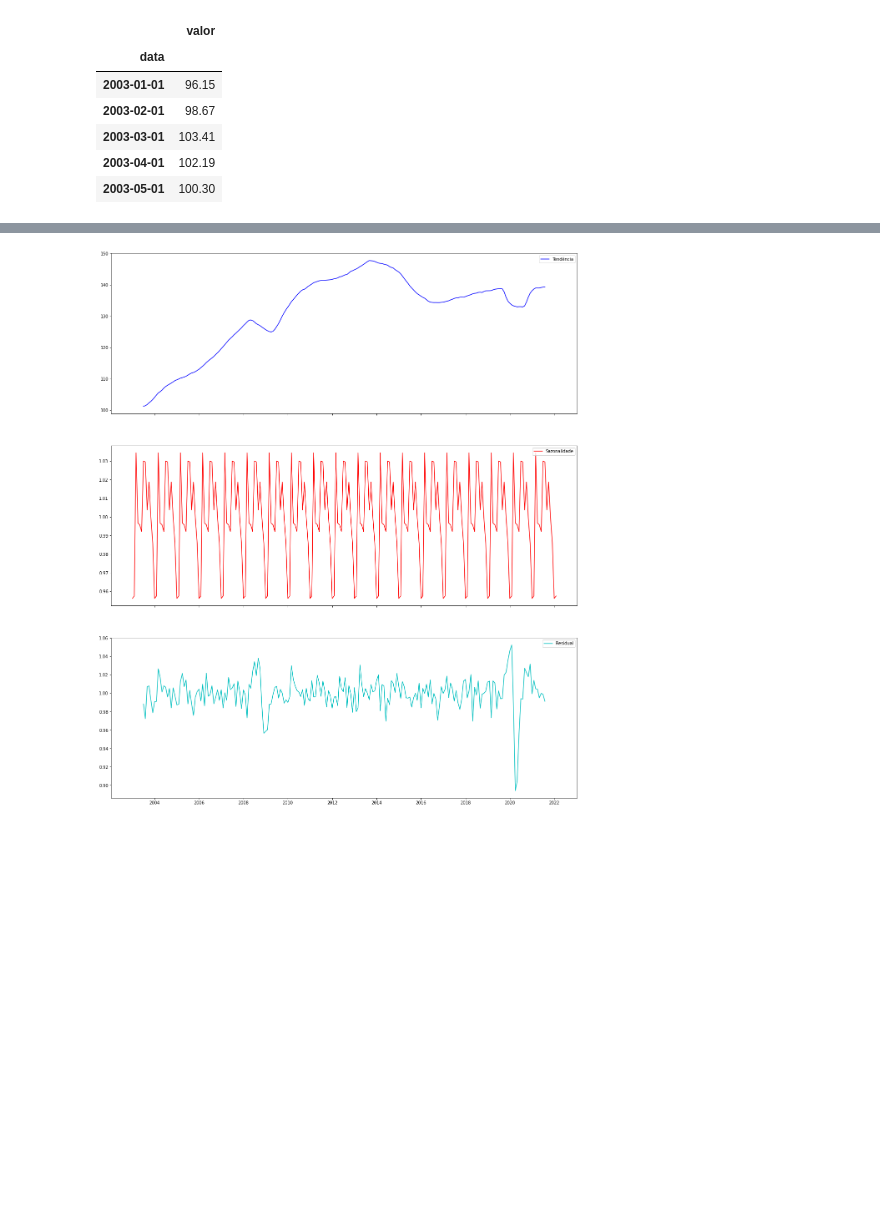
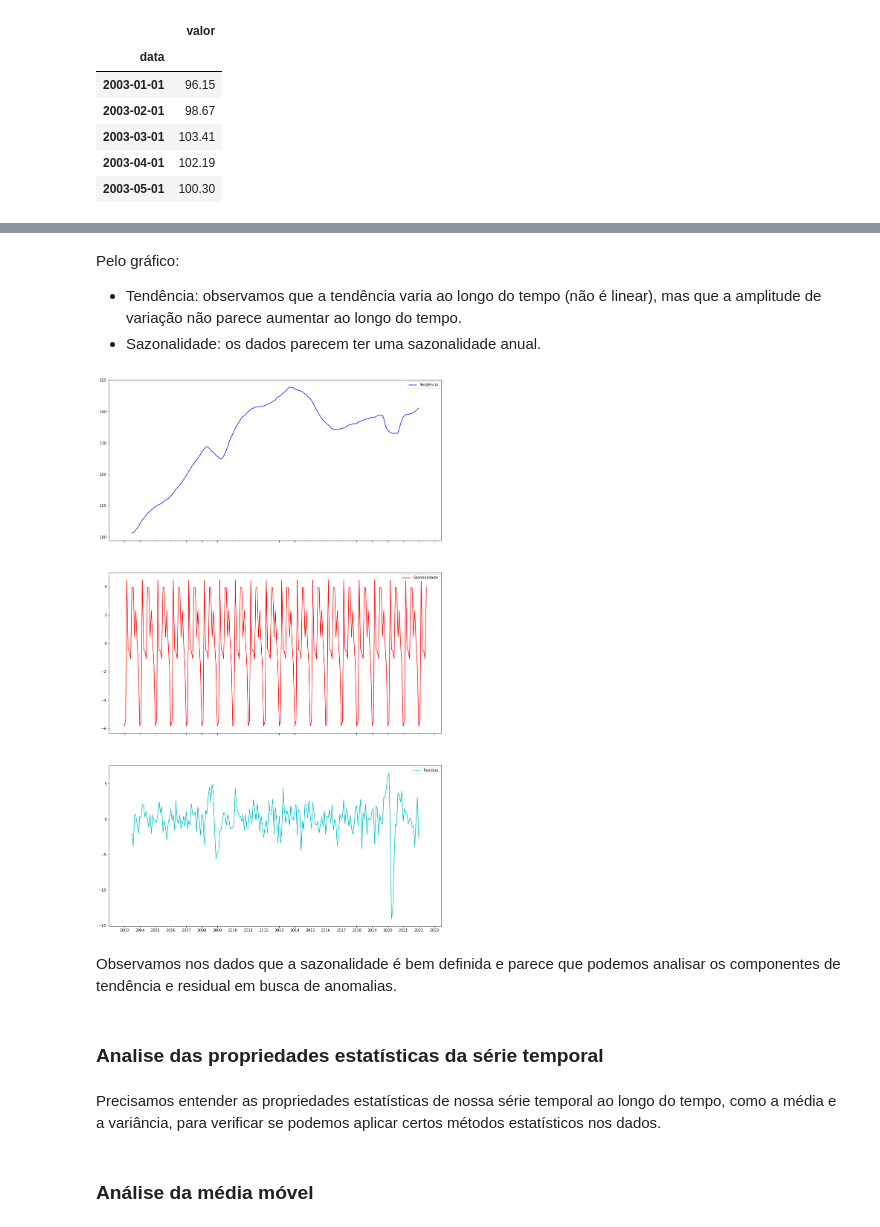
Before and after one commit to dev-alexmc/bimaster-proj, a Jupyter notebook: analise-exploratoria/series-temporais/ibc_br_analise_exploratoria.ipynb, the cells around one changed output, grey strips where cells are left out. Drawn from its saved outputs; the diff is of its cells as text; code cells hidden in the pictures; blank space fills up the shorter version.

```diff
--- a/analise-exploratoria/series-temporais/ibc_br_analise_exploratoria.ipynb
+++ b/analise-exploratoria/series-temporais/ibc_br_analise_exploratoria.ipynb
@@ -38,2 +45,8 @@ data_table.enable_dataframe_formatter()
 # %%
-df = pd.read_csv('bcdata.sgs.24363.csv', delimiter=';', decimal=',', parse_dates=['data'], index_col='data', dayfirst=True)
+# carga dos dados mais recentes via API do Banco Central do Brasil
+df = pd.read_csv('http://api.bcb.gov.br/dados/serie/bcdata.sgs.24363/dados?formato=csv',
+                 delimiter=';',
+                 decimal=',',
+                 parse_dates=['data'],
+                 index_col='data',
+                 dayfirst=True)
@@ -92,0 +115,4 @@ decomposed_series = seasonal_decompose(df, model="multiplicative", period=12)
+# %%
+def configurar_ticks_anuais(ax):
+  ax.xaxis.set_major_locator(matplotlib.dates.YearLocator(base=1))
+  ax.xaxis.set_major_formatter(matplotlib.dates.DateFormatter("%Y"))
@@ -93,17 +132,38 @@ decomposed_series = seasonal_decompose(df, model="multiplicative", period=12)
+# %% [markdown]
+Pelo gráfico:
+- Tendência: observamos que a tendência varia ao longo do tempo (não é linear), mas que a amplitude de variação não parece aumentar ao longo do tempo.
+- Sazonalidade: os dados parecem ter uma sazonalidade anual.
+# %%
+from pandas.core.arrays import period
+# decompomos os dados usando um modelo aditivo, pois não observamos variações na
+# amplitude da curva ao longo do tempo. O período selecionado é de 12 meses,
+# pois temos registros mensais e, aparentemente, uma sazonalidade anual.
+decomposed_series = seasonal_decompose(df, model="additive", period=12)
 # %%
-fig, axis = plt.subplots(3, 1, sharex=True)
-fig.set_figwidth(20)
-fig.set_figheight(24)
+fig, axes = plt.subplots(3, 1, sharex=True)
+fig.set_figwidth(16)
+fig.set_figheight(9 * 3)
 
-axis[0].plot(decomposed_series.trend, 'b', label='Tendência')
-axis[0].legend()
+axes[0].plot(decomposed_series.trend, 'b', label='Tendência')
+axes[0].legend()
 
-axis[1].plot(decomposed_series.seasonal, 'r', label='Sazonalidade')
-axis[1].legend()
+axes[1].plot(decomposed_series.seasonal, 'r', label='Sazonalidade')
+axes[1].legend()
 
-axis[2].plot(decomposed_series.resid, 'c', label='Residual')
-axis[2].legend()
+axes[2].plot(decomposed_series.resid, 'c', label='Resíduo')
+axes[2].legend()
+
+# ajustamos o eixo x da figura para exibir ticks a cada ano
+# só precisamos fazer o ajuste para um dos eixos, pois o eixo
+# x é compartilhado.
+configurar_ticks_anuais(axes[0])
 
 fig.show()
 # %% [output]
-[figure, old version]
+[figure, new version]
+# %% [markdown]
+Observamos nos dados que a sazonalidade é bem definida e parece que podemos analisar os componentes de tendência e residual em busca de anomalias.
+# %% [markdown]
+### Analise das propriedades estatísticas da série temporal
+# %% [markdown]
+Precisamos entender as propriedades estatísticas de nossa série temporal ao longo do tempo, como a média e a variância, para verificar se podemos aplicar certos métodos estatísticos nos dados.
@@ -109,0 +175,2 @@ fig.show()
+# %% [markdown]
+### Análise da média móvel
```
Also changed, not shown: parts of 34 cells of this notebook.
